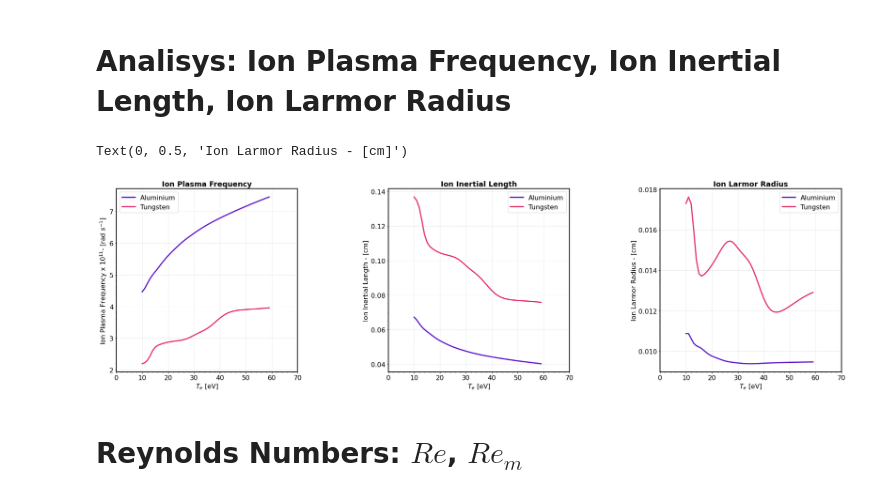
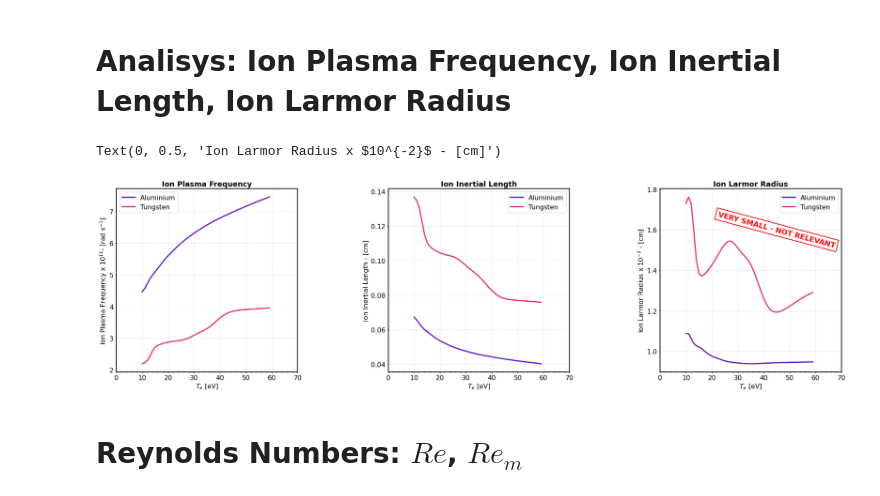
Before and after one commit to stemerlini/MagnetoRT, a Jupyter notebook: MagnetoRT.ipynb, the cells around one changed output. Saved outputs shown, nothing was run; the diff lists cells and outputs as text; code cells hidden in the pictures.

```diff
--- a/MagnetoRT.ipynb
+++ b/MagnetoRT.ipynb
@@ -365,41 +365,41 @@ ax  = gs.subplots()
 
 for axis in ['top','bottom','left','right']:
     ax[0].spines[axis].set_linewidth(2)
     ax[1].spines[axis].set_linewidth(2)
     ax[2].spines[axis].set_linewidth(2)
 
 ax[0].plot(Te, al.om_pi   * 1e-11, lw = '3', color = '#611ACA',label='Aluminium')
 ax[1].plot(Te, al.delta_i,   lw = '3', color = '#611ACA',label='Aluminium')
-ax[2].plot(Te, al.rho_i,   lw = '3', color = '#611ACA',label='Aluminium')
+ax[2].plot(Te, al.rho_i*1e2,   lw = '3', color = '#611ACA',label='Aluminium')
 
 ax[0].plot(Te, w.om_pi    * 1e-11, lw = '3', color = '#E53271',label='Tungsten')
 ax[1].plot(Te, w.delta_i,   lw = '3', color = '#E53271',label='Tungsten')
-ax[2].plot(Te, w.rho_i,   lw = '3', color = '#E53271',label='Tungsten')
+ax[2].plot(Te, w.rho_i*1e2,   lw = '3', color = '#E53271',label='Tungsten')
 
 
 ax[0].set_title('Ion Plasma Frequency', fontsize = 18,  weight = 'bold')
 ax[1].set_title('Ion Inertial Length', fontsize = 18,  weight = 'bold')
 ax[2].set_title('Ion Larmor Radius', fontsize = 18,  weight = 'bold')
 
 for axis in ax:
     axis.set_xlim([0,70])
     axis.set_xticks(np.arange(0,71,10))
     axis.tick_params(labelsize=16)
     axis.grid(True, linestyle='--', alpha = 0.4)
     axis.set_xlabel(r'$T_e$ [eV]', fontsize=16)
     axis.minorticks_on()
     axis.legend(loc = 'best', fontsize = 16)
 
-# t = ax[2].text(
-#     45, 1.6, "VERY SMALL - NOT RELEVANT", color = "red", weight="bold", ha="center", va="center", rotation=-15, size=18,
-#     bbox=dict(boxstyle="Square,pad=0.3", fc="white", ec="red", lw=2))
+t = ax[2].text(
+    45, 1.6, "VERY SMALL - NOT RELEVANT", color = "red", weight="bold", ha="center", va="center", rotation=-15, size=18,
+    bbox=dict(boxstyle="Square,pad=0.3", fc="white", ec="red", lw=2))
 
 ax[0].set_ylabel(r'Ion Plasma Frequency x $10^{11}$- [rad $s^{-1}$] ', fontsize=16)
 ax[1].set_ylabel(r'Ion Inertial Length - [cm]', fontsize=16)
-ax[2].set_ylabel(r'Ion Larmor Radius - [cm]', fontsize=16)
+ax[2].set_ylabel(r'Ion Larmor Radius x $10^{-2}$ - [cm]', fontsize=16)
 # %% [output]
-Text(0, 0.5, 'Ion Larmor Radius - [cm]')
+Text(0, 0.5, 'Ion Larmor Radius x $10^{-2}$ - [cm]')
-[figure, old version]
+[figure, new version]
 # %% [markdown]
 # Reynolds Numbers: $Re$, $Re_m$
 # %%
```
Also changed, not shown: parts of 2 cells of this notebook.
